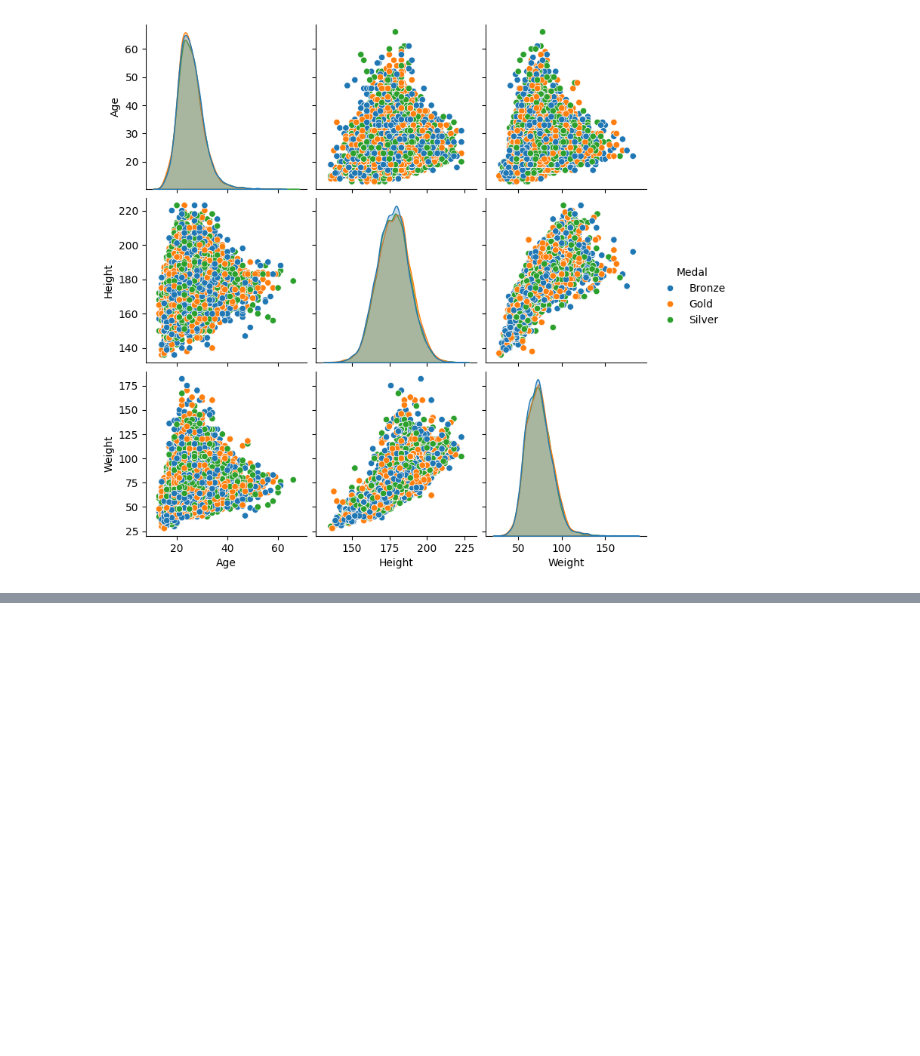
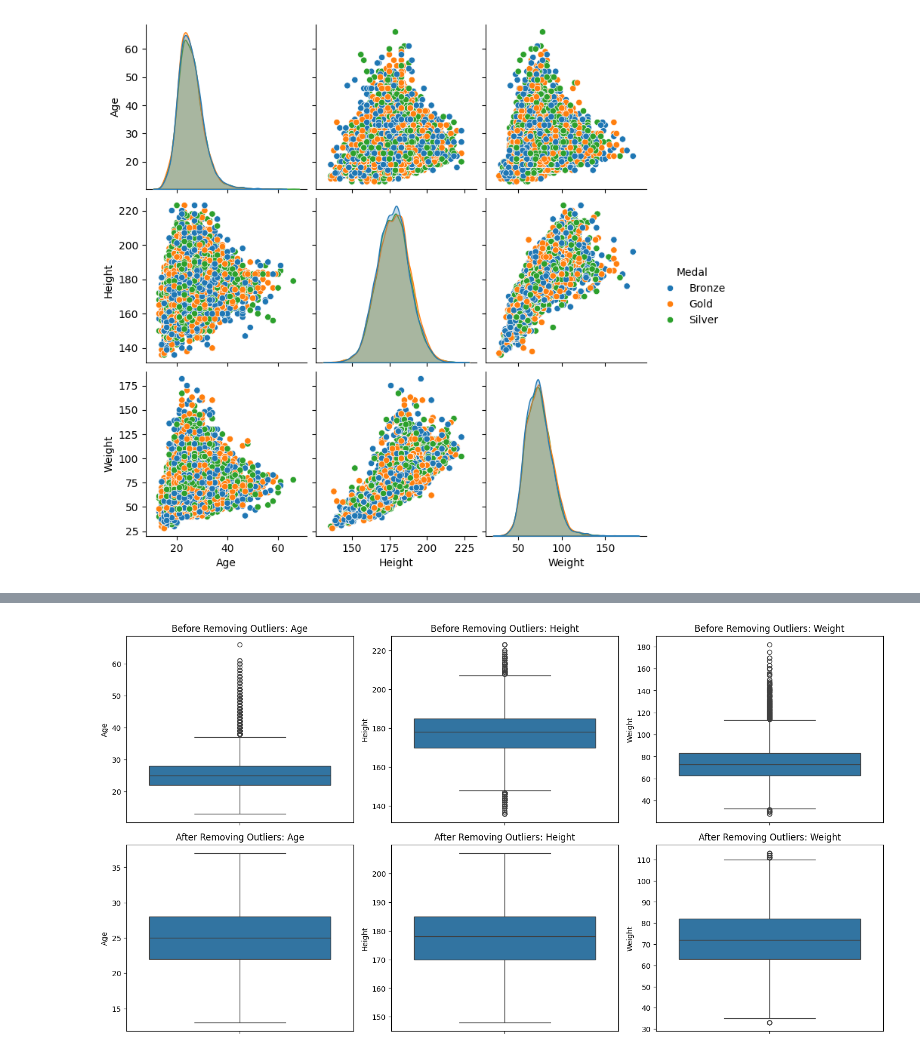
Before and after one commit to Aaryan-Bansal/EDA-on-Atheltic_Events, a Jupyter notebook: EDA_Notebook.ipynb, the cells around one changed output, grey strips where cells are left out. Drawn from its saved outputs; the diff is of its cells as text; code cells hidden in the pictures; blank space fills up the shorter version.

```diff
--- a/EDA_Notebook.ipynb
+++ b/EDA_Notebook.ipynb
@@ -6,7 +6,7 @@ import numpy as np
 import matplotlib.pyplot as plt
 import seaborn as sns
 # %%
-df=pd.read_csv("/content/sample_data/athlete_events.csv")
+df=pd.read_csv("/content/athlete_events.csv")
 # %%
 df.head()
 # %% [output]
@@ -145,0 +159,17 @@ sns.pairplot(cleaned_data[['Age', 'Height', 'Weight', 'Medal', 'Sex']], hue='Med
+# %%
+# Step 2: Data Imputation
+imputed_data = transformed_data[['Age', 'Height', 'Weight']].copy()
+# Fill missing values with median for now
+imputed_data = imputed_data.fillna(imputed_data.median())
+# %%
+# Step 3: Outlier Detection
+# Using IQR Rule
+Q1 = imputed_data.quantile(0.25)
+Q3 = imputed_data.quantile(0.75)
+IQR = Q3 - Q1
+
+outliers_iqr = ((imputed_data < (Q1 - 1.5 * IQR)) | (imputed_data > (Q3 + 1.5 * IQR))).sum()
+
+# Using Z-score Threshold
+z_scores = (imputed_data - imputed_data.mean()) / imputed_data.std()
+outliers_zscore = (np.abs(z_scores) > 3).sum()
@@ -145,0 +364,47 @@ sns.pairplot(cleaned_data[['Age', 'Height', 'Weight', 'Medal', 'Sex']], hue='Med
+# %%
+import numpy as np
+import matplotlib.pyplot as plt
+import seaborn as sns
+
+# Step 1: Define a function to detect outliers using IQR
+def detect_outliers_iqr(data, column):
+    Q1 = data[column].quantile(0.25)
+    Q3 = data[column].quantile(0.75)
+    IQR = Q3 - Q1
+    lower_bound = Q1 - 1.5 * IQR
+    upper_bound = Q3 + 1.5 * IQR
+    outliers = data[(data[column] < lower_bound) | (data[column] > upper_bound)]
+    return outliers, lower_bound, upper_bound
+
+# Step 2: Detect and remove outliers for Age, Height, and Weight
+columns_to_check = ['Age', 'Height', 'Weight']
+outlier_indices = []
+
+# Store outliers for each column
+for column in columns_to_check:
+    outliers, lower, upper = detect_outliers_iqr(imputed_data, column)
+    outlier_indices.extend(outliers.index)
+
+# Remove duplicate indices
+outlier_indices = list(set(outlier_indices))
+
+# Outlier-free dataset
+imputed_cleaned_data = imputed_data.drop(index=outlier_indices)
+
+# Step 3: Plotting
+# Boxplot before and after removing outliers
+plt.figure(figsize=(15, 8))
+
+for i, column in enumerate(columns_to_check, start=1):
+    plt.subplot(2, 3, i)
+    sns.boxplot(data=imputed_data, y=column)
+    plt.title(f"Before Removing Outliers: {column}")
+
+    plt.subplot(2, 3, i+3)
+    sns.boxplot(data=imputed_cleaned_data, y=column)
+    plt.title(f"After Removing Outliers: {column}")
+
+plt.tight_layout()
+plt.show()
+# %% [output]
+[figure, added]
```
Also changed, not shown: parts of 6 cells of this notebook.
